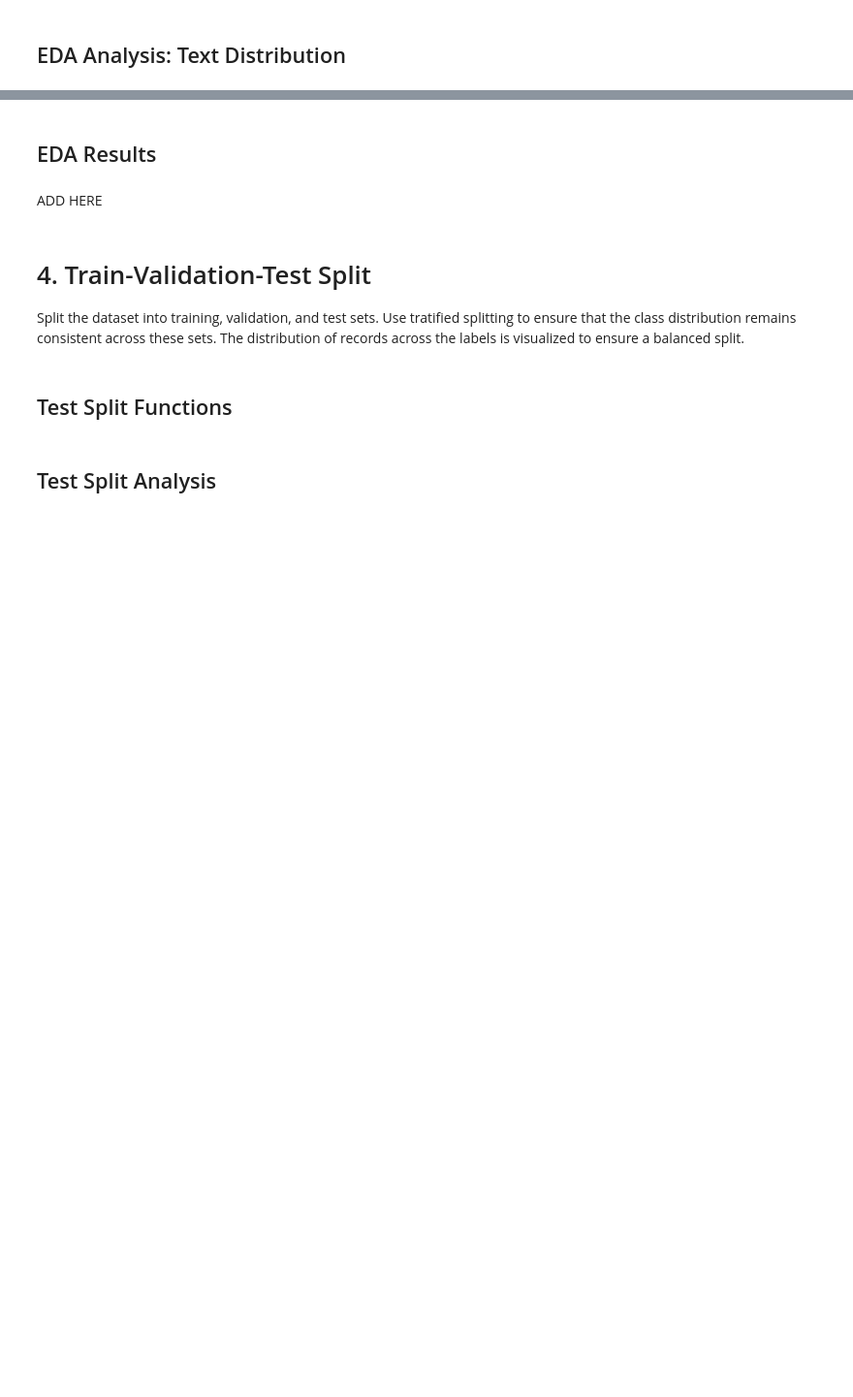
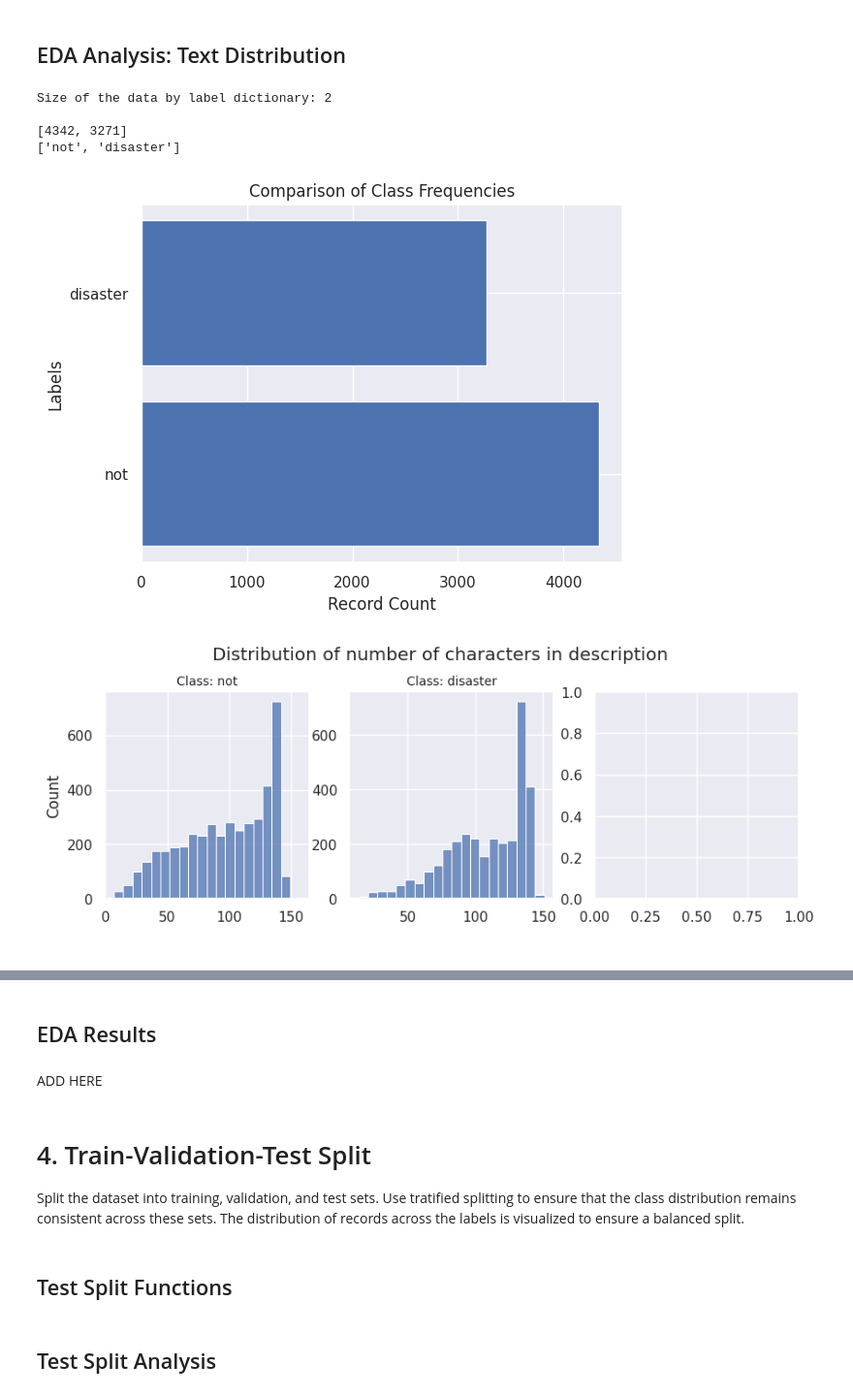
Before and after one commit to TOM-BOHN/MsDS-deep-learing-rnn-disaster-tweets, a Jupyter notebook: deep-learing-rnn-disaster-tweets.ipynb, the cells around one changed output, grey strips where cells are left out. Shown: that part at 97% size. Saved outputs shown, nothing was run; the diff lists cells and outputs as text; code cells hidden in the pictures; blank space fills up the shorter version.

```diff
--- a/deep-learing-rnn-disaster-tweets.ipynb
+++ b/deep-learing-rnn-disaster-tweets.ipynb
@@ -146,2 +465,32 @@ The EDA phase focuses on understanding the dataset, including data distribution
+# %%
+# Distribution of number of words in description
+def viz_word_length_frequency(data_by_label, label_dict):
+  values = []
+  labels = []
+  for i in range(0, len(data_by_label)):
+    try:
+      values.append(data_by_label[i]['text'].str.split().apply(lambda x : [len(i) for i in x]).map(lambda x: np.mean(x)))
+      labels.append(i)
+    except:
+      pass
+
+  labels = replace_labels(labels, label_dict = inverted_label_dict)
+
+  cols = 3
+  rows = math.ceil(len(values)/cols)
+
+  fig, axs = plt.subplots(rows, cols, figsize = (10, (rows*3)), sharey = False)
+
+  # Flatten the axs array to iterate over it easily
+  axs = axs.flatten()
+
+  for i in range(0, len(data_by_label)):
+    sns.histplot(x = values[i], bins = 20, ax = axs[i]).set_title('Class: ' + labels[i], fontsize=10)
+
+  fig.suptitle("Distribution of average word-length in description", y=1.05)
+
+  for i in range(0, len(data_by_label)):
+      axs[i].set_xlabel(" ") if i // cols == 0 else axs[i].set_xlabel("Average word-length")
+      if i % cols != 0: axs[i].set_ylabel(" ")
 # %% [markdown]
 ## EDA Analysis: Overview
@@ -153,0 +584,17 @@ The EDA phase focuses on understanding the dataset, including data distribution
+# %%
+data_by_label = create_data_by_label(data=train_labels, label_col='label')
+# Distribution of number of characters in description
+viz_class_frequency(data_by_label, label_dict = inverted_label_dict)
+# Distribution of number of characters in description
+viz_char_frequency(data_by_label, label_dict = inverted_label_dict)
+# Distribution of number of words in description
+viz_word_frequency(data_by_label, label_dict = inverted_label_dict)
+# Distribution of number of words in description
+viz_word_length_frequency(data_by_label, label_dict = inverted_label_dict)
+# %% [output]
+Size of the data by label dictionary: 2
+
+[4342, 3271]
+['not', 'disaster']
+[figure, added]
+[figure, added]
```
Also changed, not shown: parts of 41 cells of this notebook.
